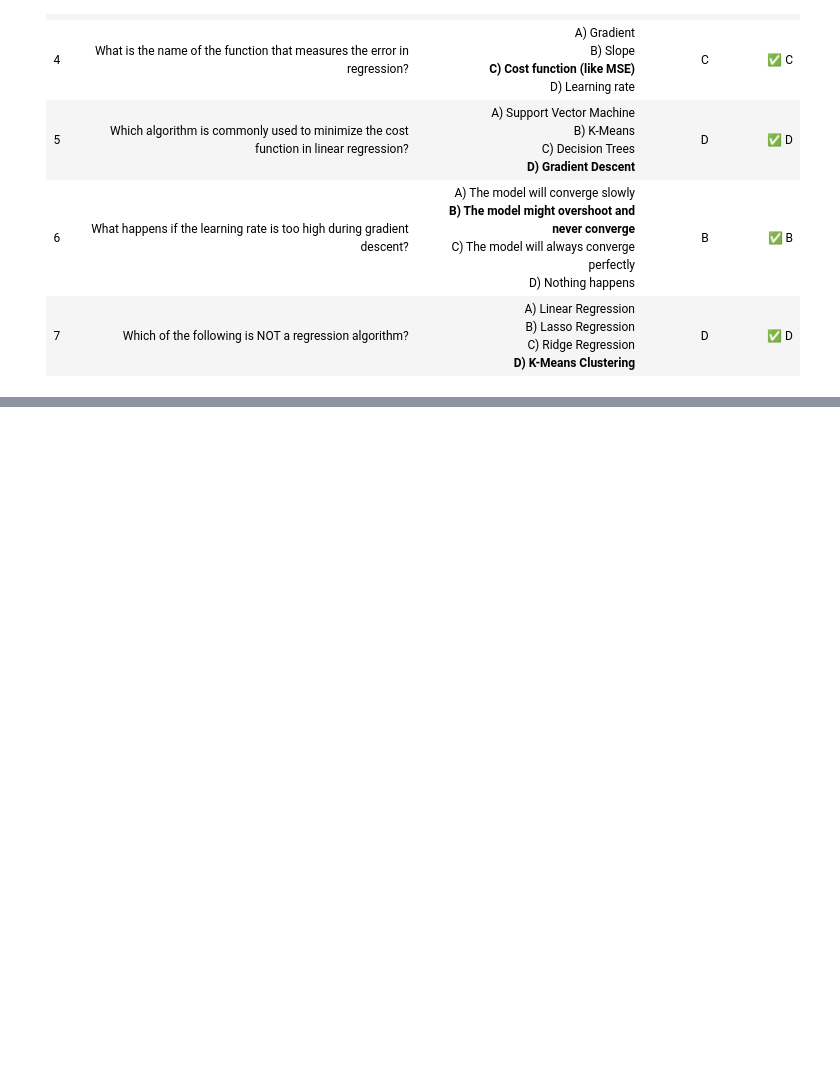
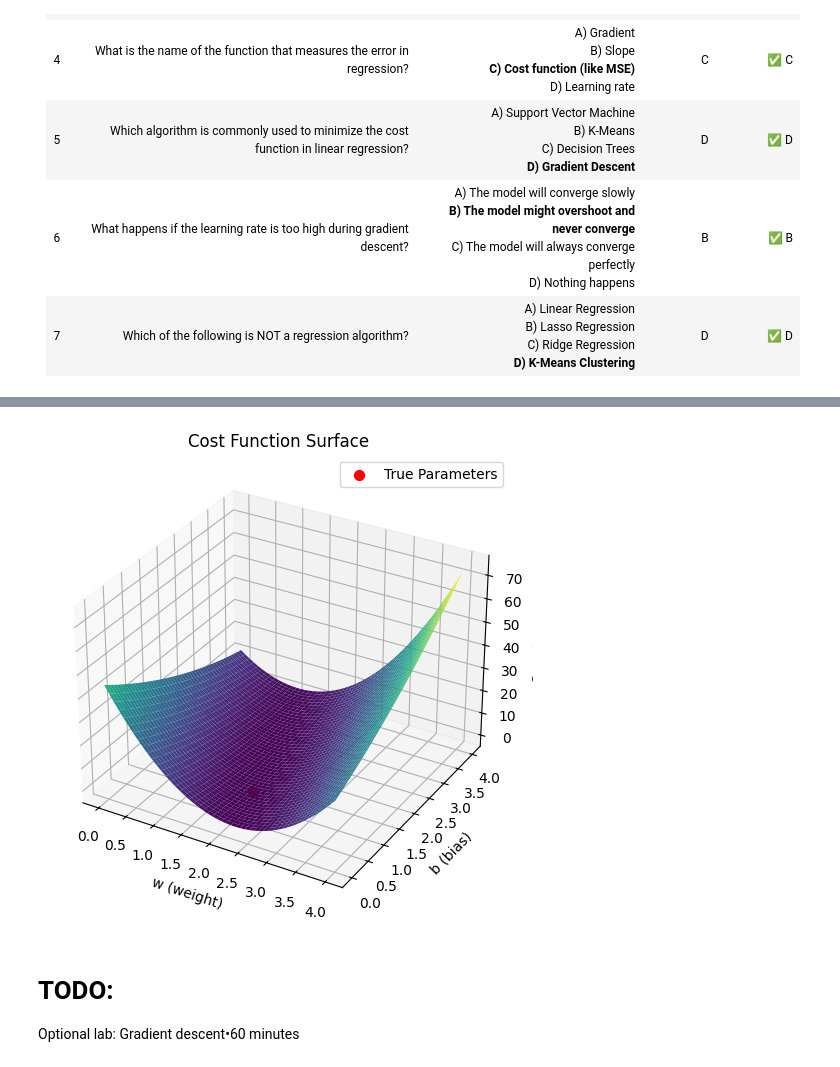
Before and after one commit to sIvanovKonstantyn/ml-marathon, a Jupyter notebook: task1/ml-course-1.ipynb, the cells around one changed output, grey strips where cells are left out. Cells and saved outputs as stored; diff of their text form; code cells hidden in the pictures; blank space fills up the shorter version.

```diff
--- a/task1/ml-course-1.ipynb
+++ b/task1/ml-course-1.ipynb
@@ -553,0 +748,54 @@ Optional lab: Gradient descent•60 minutes
+# %%
+import numpy as np
+import matplotlib.pyplot as plt
+from mpl_toolkits.mplot3d import Axes3D  # Required for 3D plotting
+
+# Define data
+np.random.seed(0)
+true_w = 2
+true_b = 1
+X = np.linspace(0, 5, 50)
+y = true_w * X + true_b + np.random.randn(*X.shape) * 0.5
+
+# Cost function
+def compute_cost(w, b, X, y):
+    m = len(X)
+    predictions = w * X + b
+    cost = (1 / m) * np.sum((predictions - y) ** 2)
+    return cost
+
+# Value ranges
+w_values = np.linspace(0, 4, 50)
+b_values = np.linspace(0, 4, 50)
+
+# Compute 2D cost surface
+costs = []
+for b in b_values:
+    b_costs = [compute_cost(w, b, X, y) for w in w_values]  # <-- fixed line
+    costs.append(b_costs)
+
+costs = np.array(costs)  # Ensure 2D NumPy array
+
+# Meshgrid for surface plot
+W, B = np.meshgrid(w_values, b_values)
+
+# 3D plot
+fig = plt.figure(figsize=(10, 6))
+ax = fig.add_subplot(111, projection='3d')
+surf = ax.plot_surface(W, B, costs, cmap='viridis', edgecolor='none')
+
+ax.set_title('Cost Function Surface')
+ax.set_xlabel('w (weight)')
+ax.set_ylabel('b (bias)')
+ax.set_zlabel('Cost (MSE)')
+
+# Mark true parameters
+ax.scatter(true_w, true_b, compute_cost(true_w, true_b, X, y), color='r', s=50, label='True Parameters')
+ax.legend()
+
+plt.show()
+# %% [output]
+[figure, added]
+# %% [markdown]
+# TODO:
+Optional lab: Gradient descent•60 minutes
```
Also changed, not shown: parts of 7 cells of this notebook, 1 other file.
